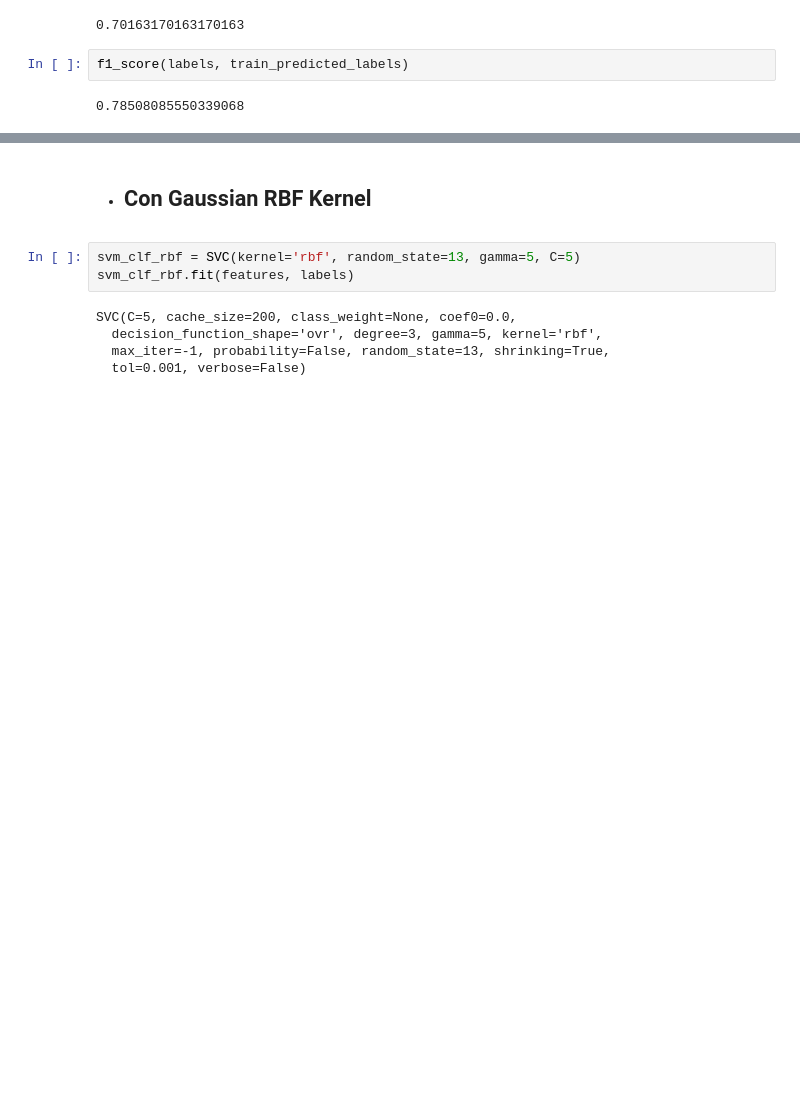
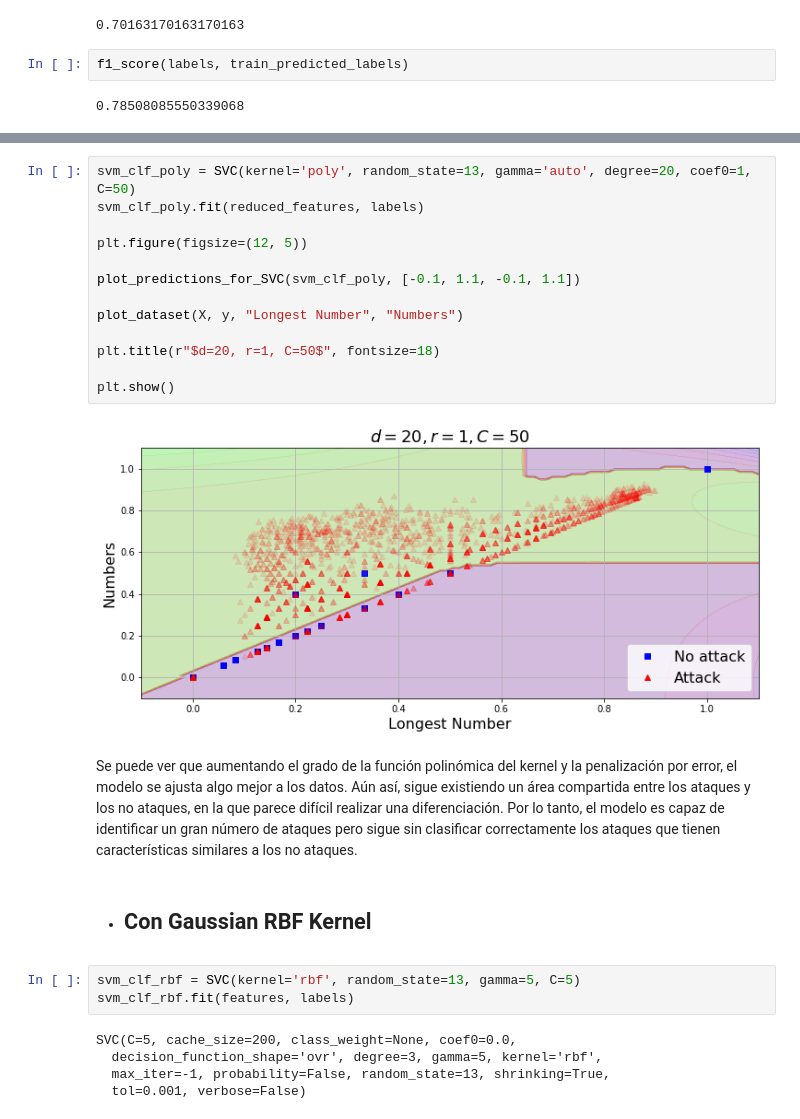
Before and after one commit to alejandro-g-m/DetExt, a Jupyter notebook: DNS_Attacks_Detection_LettersAndNumbersFV.ipynb, the cells around one changed output, grey strips where cells are left out. Saved outputs shown, nothing was run; the diff lists cells and outputs as text; blank space fills up the shorter version.

```diff
--- a/DNS_Attacks_Detection_LettersAndNumbersFV.ipynb
+++ b/DNS_Attacks_Detection_LettersAndNumbersFV.ipynb
@@ -419,3 +434,20 @@ f1_score(labels, train_predicted_labels)
+# %%
+svm_clf_poly = SVC(kernel='poly', random_state=13, gamma='auto', degree=20, coef0=1, C=50)
+svm_clf_poly.fit(reduced_features, labels)
+
+plt.figure(figsize=(12, 5))
+
+plot_predictions_for_SVC(svm_clf_poly, [-0.1, 1.1, -0.1, 1.1])
+
+plot_dataset(X, y, "Longest Number", "Numbers")
+
+plt.title(r"$d=20, r=1, C=50$", fontsize=18)
+
+plt.show()
+# %% [output]
+[figure, added]
+# %% [markdown]
+Se puede ver que aumentando el grado de la función polinómica del kernel y la penalización por error, el modelo se ajusta algo mejor a los datos. Aún así, sigue existiendo un área compartida entre los ataques y los no ataques, en la que parece difícil realizar una diferenciación. Por lo tanto, el modelo es capaz de identificar un gran número de ataques pero sigue sin clasificar correctamente los ataques que tienen características similares a los no ataques.
 # %% [markdown]
 * ## Con Gaussian RBF Kernel
 # %%
```
Also changed, not shown: parts of 47 cells of this notebook, 1 other file.
